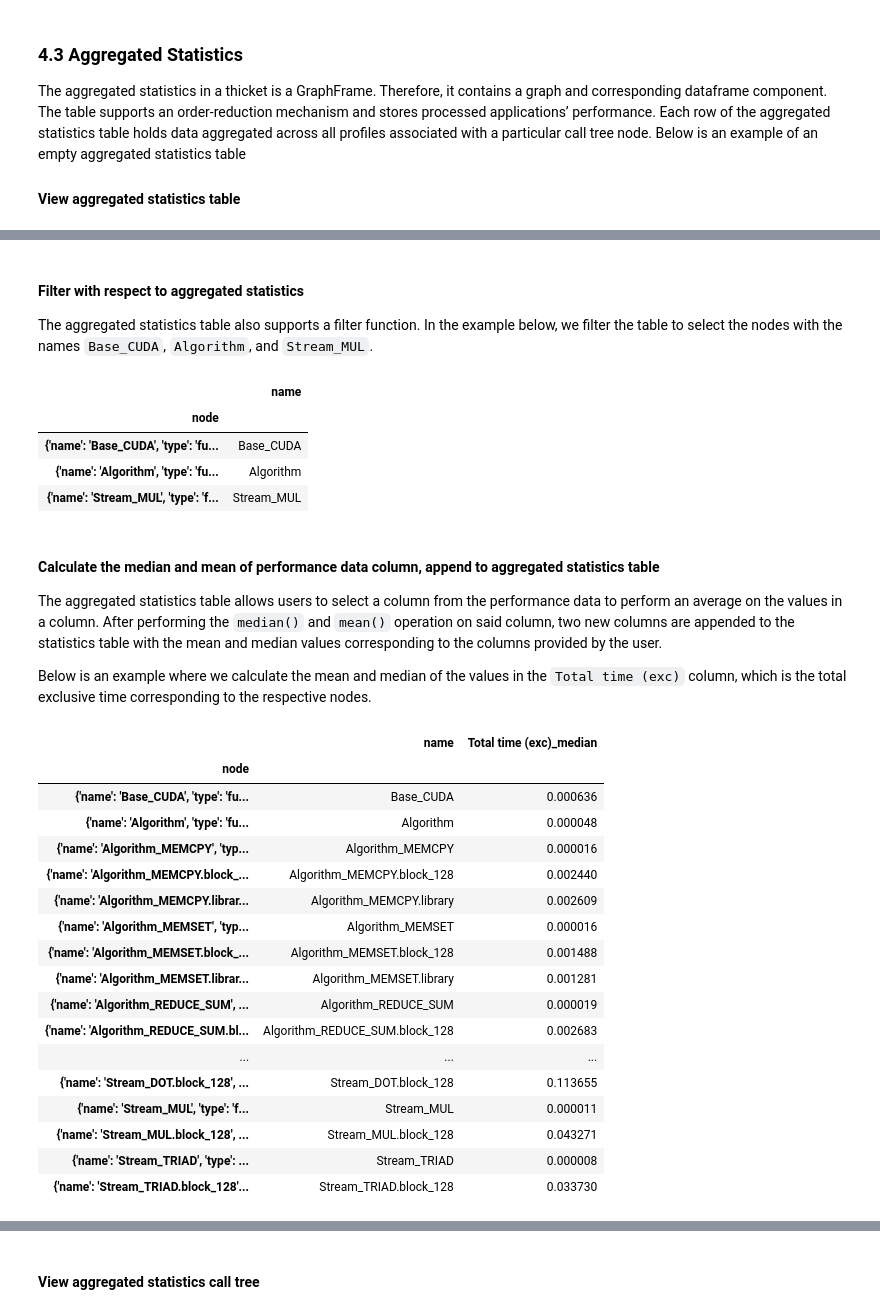
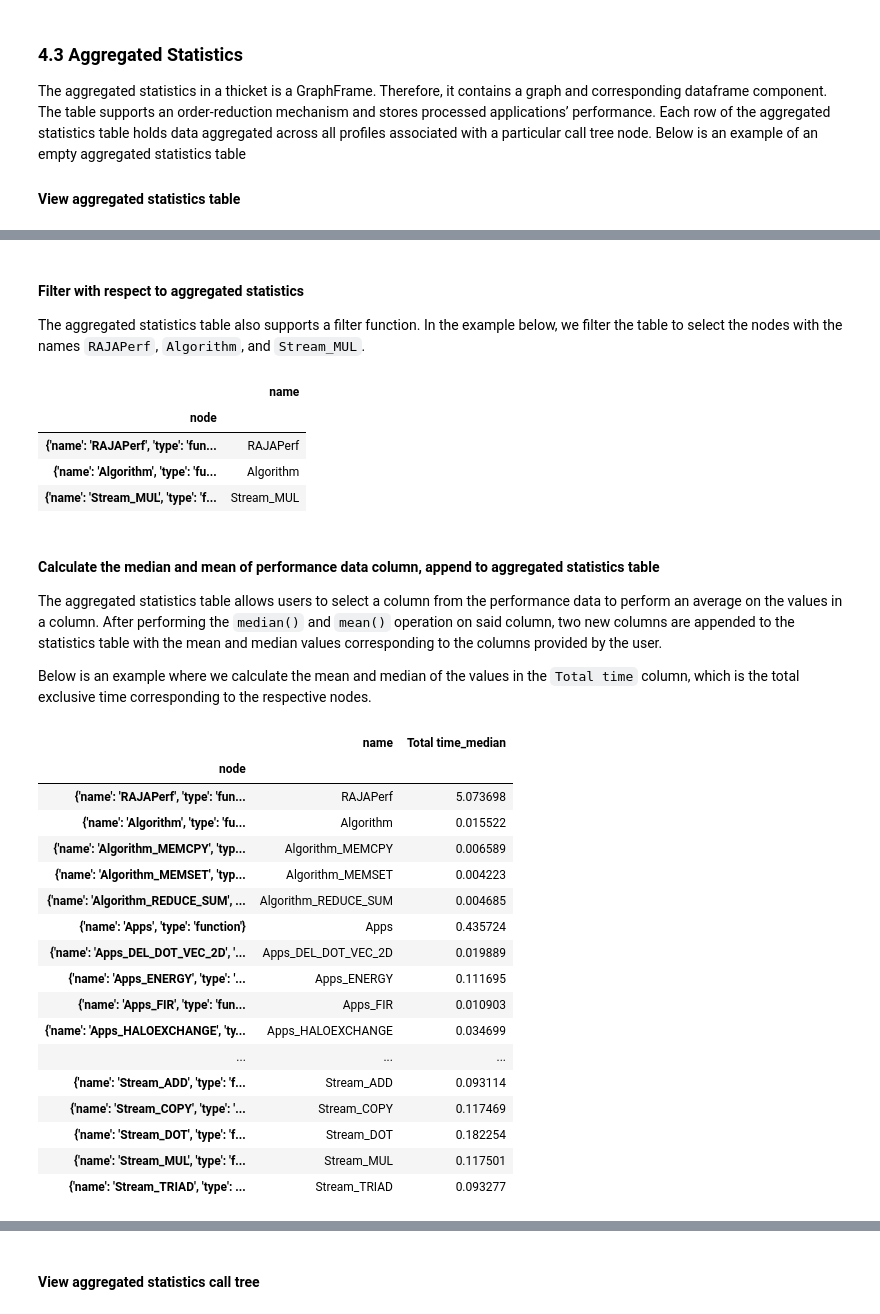
Before and after one commit to LLNL/thicket, a Jupyter notebook: docs/thicket_tutorial.ipynb, the cells around one changed output, grey strips where cells are left out. Drawn from its saved outputs; the diff is of its cells as text; code cells hidden in the pictures.

```diff
--- a/docs/thicket_tutorial.ipynb
+++ b/docs/thicket_tutorial.ipynb
@@ -34,10 +34,15 @@ For this notebook, we select profiles generated on Lawrence Livermore National L
 # %%
-lassen1 = [f"../data/lassen/XL_BaseCuda_01048576_0{x}.cali" for x in range(1, 4)]
-lassen2 = [f"../data/lassen/XL_BaseCuda_04194304_01.cali"]
+problem_sizes = ["1048576",
+                 "2097152",
+                 "4194304",
+                 "8388608",
+                ]
+lassen1 = [f"../data/lassen/clang10.0.1_nvcc10.2.89_{x}/Base_CUDA-block_128.cali" for x in problem_sizes]
+lassen2 = [f"../data/lassen/clang10.0.1_nvcc10.2.89_1048576/Base_CUDA-block_256.cali"]
 
 # generate thicket(s)
 th_lassen = tt.Thicket.from_caliperreader(lassen1)
-th_obj = tt.Thicket.from_caliperreader(lassen1+lassen2)
+th_obj = tt.Thicket.from_caliperreader(lassen1 + lassen2)
 # %% [markdown]
 ## 3. More Information on a Function
 
@@ -235,15 +228,15 @@ display(HTML(th_lassen.statsframe.dataframe.to_html()))
 # %% [markdown]
 #### Filter with respect to aggregated statistics
 
-The aggregated statistics table also supports a filter function. In the example below, we filter the table to select the nodes with the names `Base_CUDA`, `Algorithm`, and `Stream_MUL`.
+The aggregated statistics table also supports a filter function. In the example below, we filter the table to select the nodes with the names `RAJAPerf`, `Algorithm`, and `Stream_MUL`.
 # %%
-stats_nodes = ["Base_CUDA", "Algorithm", "Stream_MUL"]
+stats_nodes = ["RAJAPerf", "Algorithm", "Stream_MUL"]
 th_stats_name = th_obj.filter_stats(lambda x: x["name"] in stats_nodes)
 display(HTML(th_stats_name.statsframe.dataframe.to_html()))
 # %% [output]
 |  | name |
 | node |  |
-| {'name': 'Base_CUDA', 'type': 'fu... | Base_CUDA |
+| {'name': 'RAJAPerf', 'type': 'fun... | RAJAPerf |
 | {'name': 'Algorithm', 'type': 'fu... | Algorithm |
 | {'name': 'Stream_MUL', 'type': 'f... | Stream_MUL |
 # %% [markdown]
@@ -251,30 +244,30 @@ display(HTML(th_stats_name.statsframe.dataframe.to_html()))
 
 The aggregated statistics table allows users to select a column from the performance data to perform an average on the values in a column. After performing the `median()` and `mean()` operation on said column, two new columns are appended to the statistics table with the mean and median values corresponding to the columns provided by the user.
 
-Below is an example where we calculate the mean and median of the values in the `Total time (exc)` column, which is the total exclusive time corresponding to the respective nodes.
+Below is an example where we calculate the mean and median of the values in the `Total time` column, which is the total exclusive time corresponding to the respective nodes.
 # %%
-metrics = ["Total time (exc)"]
+metrics = ["Total time"]
 tt.median(th_lassen, columns=metrics)
 display(HTML(th_lassen.statsframe.dataframe.to_html()))
 # %% [output]
-|  | name | Total time (exc)_median |
+|  | name | Total time_median |
 | node |  |  |
-| {'name': 'Base_CUDA', 'type': 'fu... | Base_CUDA | 0.000636 |
-| {'name': 'Algorithm', 'type': 'fu... | Algorithm | 0.000048 |
-| {'name': 'Algorithm_MEMCPY', 'typ... | Algorithm_MEMCPY | 0.000016 |
-| {'name': 'Algorithm_MEMCPY.block_... | Algorithm_MEMCPY.block_128 | 0.002440 |
-| {'name': 'Algorithm_MEMCPY.librar... | Algorithm_MEMCPY.library | 0.002609 |
-| {'name': 'Algorithm_MEMSET', 'typ... | Algorithm_MEMSET | 0.000016 |
-| {'name': 'Algorithm_MEMSET.block_... | Algorithm_MEMSET.block_128 | 0.001488 |
-| {'name': 'Algorithm_MEMSET.librar... | Algorithm_MEMSET.library | 0.001281 |
-| {'name': 'Algorithm_REDUCE_SUM', ... | Algorithm_REDUCE_SUM | 0.000019 |
-| {'name': 'Algorithm_REDUCE_SUM.bl... | Algorithm_REDUCE_SUM.block_128 | 0.002683 |
+| {'name': 'RAJAPerf', 'type': 'fun... | RAJAPerf | 5.073698 |
+| {'name': 'Algorithm', 'type': 'fu... | Algorithm | 0.015522 |
+| {'name': 'Algorithm_MEMCPY', 'typ... | Algorithm_MEMCPY | 0.006589 |
+| {'name': 'Algorithm_MEMSET', 'typ... | Algorithm_MEMSET | 0.004223 |
+| {'name': 'Algorithm_REDUCE_SUM', ... | Algorithm_REDUCE_SUM | 0.004685 |
+| {'name': 'Apps', 'type': 'function'} | Apps | 0.435724 |
+| {'name': 'Apps_DEL_DOT_VEC_2D', '... | Apps_DEL_DOT_VEC_2D | 0.019889 |
+| {'name': 'Apps_ENERGY', 'type': '... | Apps_ENERGY | 0.111695 |
+| {'name': 'Apps_FIR', 'type': 'fun... | Apps_FIR | 0.010903 |
+| {'name': 'Apps_HALOEXCHANGE', 'ty... | Apps_HALOEXCHANGE | 0.034699 |
 | ... | ... | ... |
-| {'name': 'Stream_DOT.block_128', ... | Stream_DOT.block_128 | 0.113655 |
-| {'name': 'Stream_MUL', 'type': 'f... | Stream_MUL | 0.000011 |
-| {'name': 'Stream_MUL.block_128', ... | Stream_MUL.block_128 | 0.043271 |
-| {'name': 'Stream_TRIAD', 'type': ... | Stream_TRIAD | 0.000008 |
-| {'name': 'Stream_TRIAD.block_128'... | Stream_TRIAD.block_128 | 0.033730 |
+| {'name': 'Stream_ADD', 'type': 'f... | Stream_ADD | 0.093114 |
+| {'name': 'Stream_COPY', 'type': '... | Stream_COPY | 0.117469 |
+| {'name': 'Stream_DOT', 'type': 'f... | Stream_DOT | 0.182254 |
+| {'name': 'Stream_MUL', 'type': 'f... | Stream_MUL | 0.117501 |
+| {'name': 'Stream_TRIAD', 'type': ... | Stream_TRIAD | 0.093277 |
 # %%
 tt.mean(th_lassen, columns=metrics)
 display(HTML(th_lassen.statsframe.dataframe.to_html()))
```
Also changed, not shown: parts of 30 cells of this notebook, 3 other files.
